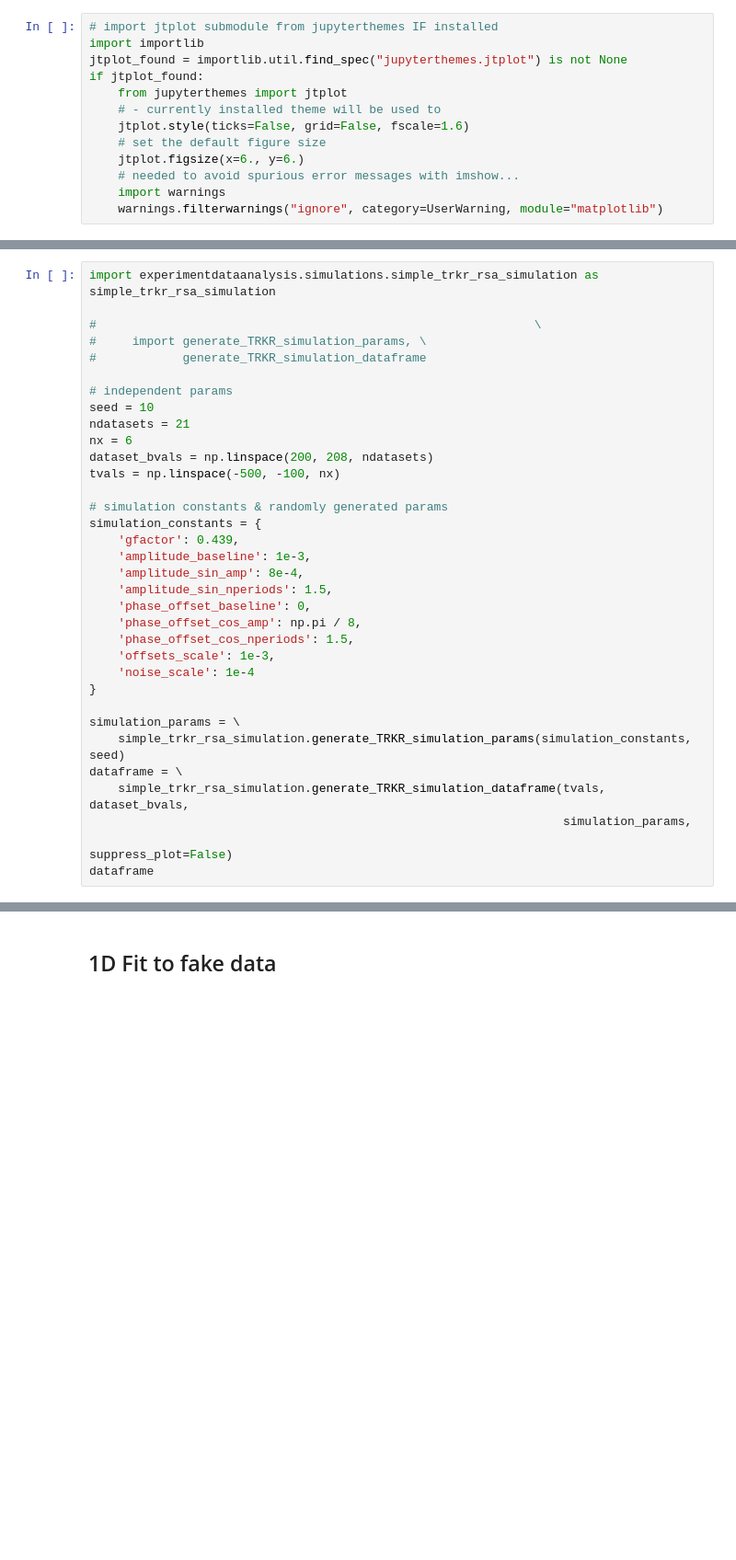
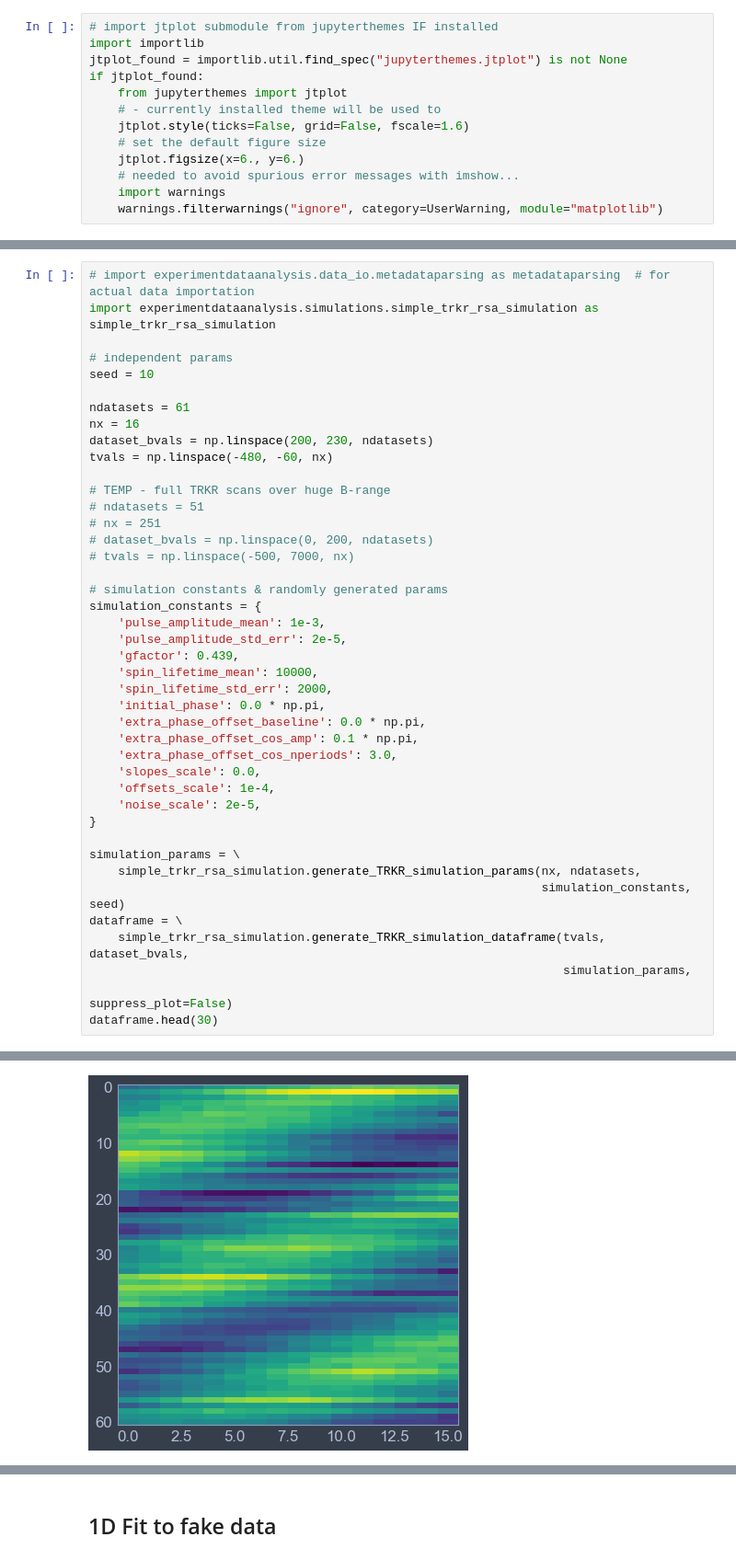
Before and after one commit to mwmacmahon/experimentdataanalysis, a Jupyter notebook: example_processing_fake_trkr.ipynb, the cells around one changed output, grey strips where cells are left out. Shown at 92% size. Drawn from its saved outputs; the diff is of its cells as text; blank space fills up the shorter version.

```diff
--- a/example_processing_fake_trkr.ipynb
+++ b/example_processing_fake_trkr.ipynb
@@ -25,35 +25,43 @@ if jtplot_found:
 # %%
+# import experimentdataanalysis.data_io.metadataparsing as metadataparsing  # for actual data importation
 import experimentdataanalysis.simulations.simple_trkr_rsa_simulation as simple_trkr_rsa_simulation
-
-#                                                             \
-#     import generate_TRKR_simulation_params, \
-#            generate_TRKR_simulation_dataframe
 
 # independent params
 seed = 10
-ndatasets = 21
-nx = 6
-dataset_bvals = np.linspace(200, 208, ndatasets)
-tvals = np.linspace(-500, -100, nx)
+
+ndatasets = 61
+nx = 16
+dataset_bvals = np.linspace(200, 230, ndatasets)
+tvals = np.linspace(-480, -60, nx)
+
+# TEMP - full TRKR scans over huge B-range
+# ndatasets = 51
+# nx = 251
+# dataset_bvals = np.linspace(0, 200, ndatasets)
+# tvals = np.linspace(-500, 7000, nx)
 
 # simulation constants & randomly generated params
 simulation_constants = {
+    'pulse_amplitude_mean': 1e-3,
+    'pulse_amplitude_std_err': 2e-5,
     'gfactor': 0.439,
-    'amplitude_baseline': 1e-3,
-    'amplitude_sin_amp': 8e-4,
-    'amplitude_sin_nperiods': 1.5,
-    'phase_offset_baseline': 0,
-    'phase_offset_cos_amp': np.pi / 8,
-    'phase_offset_cos_nperiods': 1.5,
-    'offsets_scale': 1e-3,
-    'noise_scale': 1e-4
+    'spin_lifetime_mean': 10000,
+    'spin_lifetime_std_err': 2000,
+    'initial_phase': 0.0 * np.pi,
+    'extra_phase_offset_baseline': 0.0 * np.pi,
+    'extra_phase_offset_cos_amp': 0.1 * np.pi,
+    'extra_phase_offset_cos_nperiods': 3.0,
+    'slopes_scale': 0.0,
+    'offsets_scale': 1e-4,
+    'noise_scale': 2e-5,
 }
 
 simulation_params = \
-    simple_trkr_rsa_simulation.generate_TRKR_simulation_params(simulation_constants, seed)
+    simple_trkr_rsa_simulation.generate_TRKR_simulation_params(nx, ndatasets,
+                                                               simulation_constants, seed)
 dataframe = \
     simple_trkr_rsa_simulation.generate_TRKR_simulation_dataframe(tvals, dataset_bvals,
                                                                   simulation_params,
                                                                   suppress_plot=False)
-dataframe
+dataframe.head(30)
 # %% [output]
@@ -61 +86,2 @@ SyntaxError: invalid syntax (simple_trkr_rsa_simulation.py, line 2)
+[figure, added]
 # %% [markdown]
```
Also changed, not shown: parts of 57 cells of this notebook, 8 other files.
